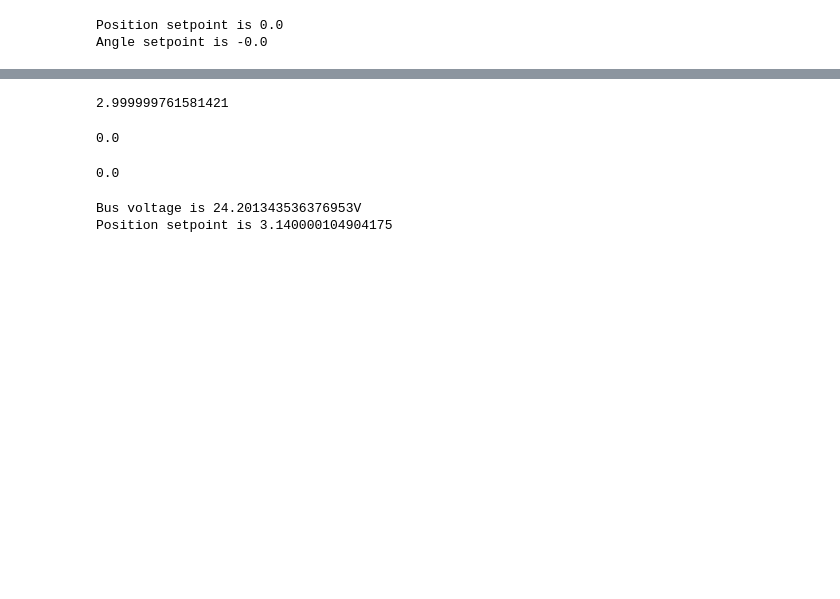
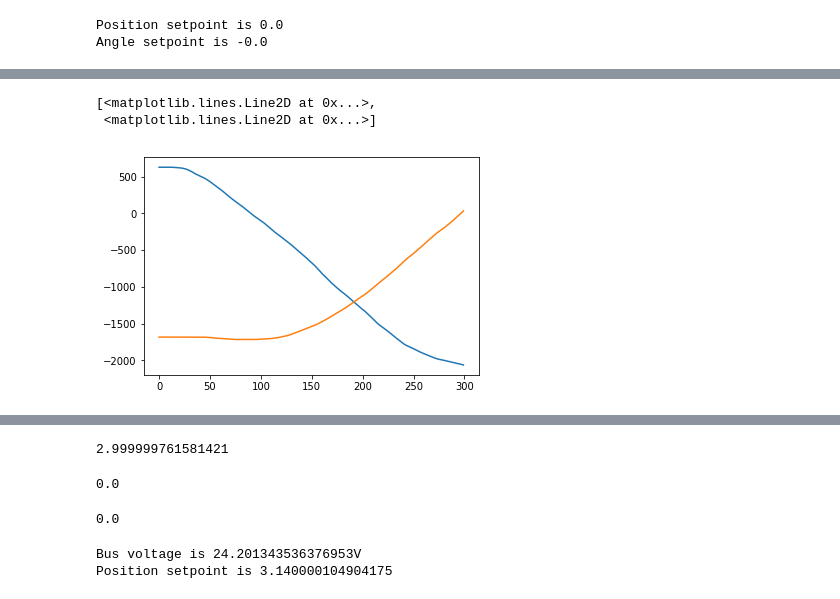
Before and after one commit to Jonathan23Ananda/ODrive, a Jupyter notebook: lab/simplemotor.ipynb, the cells around one changed output, grey strips where cells are left out. Drawn from its saved outputs; the diff is of its cells as text; code cells hidden in the pictures; blank space fills up the shorter version.

```diff
--- a/lab/simplemotor.ipynb
+++ b/lab/simplemotor.ipynb
@@ -298,0 +235,20 @@ set_axis1_angle(0)
+# %%
+'''RECORD'''
+
+trajectory = []
+duration = 3 # seconds
+dt = 0.01 # seconds
+num = int(duration/dt)
+
+for _ in range(num):
+    pos0 = my_drive.axis0.encoder.pos_estimate
+    pos1 = my_drive.axis1.encoder.pos_estimate
+
+    trajectory.append([pos0, pos1])
+    time.sleep(dt)
+
+plt.plot(trajectory)
+# %% [output]
+[<matplotlib.lines.Line2D at 0x...>,
+ <matplotlib.lines.Line2D at 0x...>]
+[figure, added]
```
Also changed, not shown: parts of 64 cells of this notebook.
